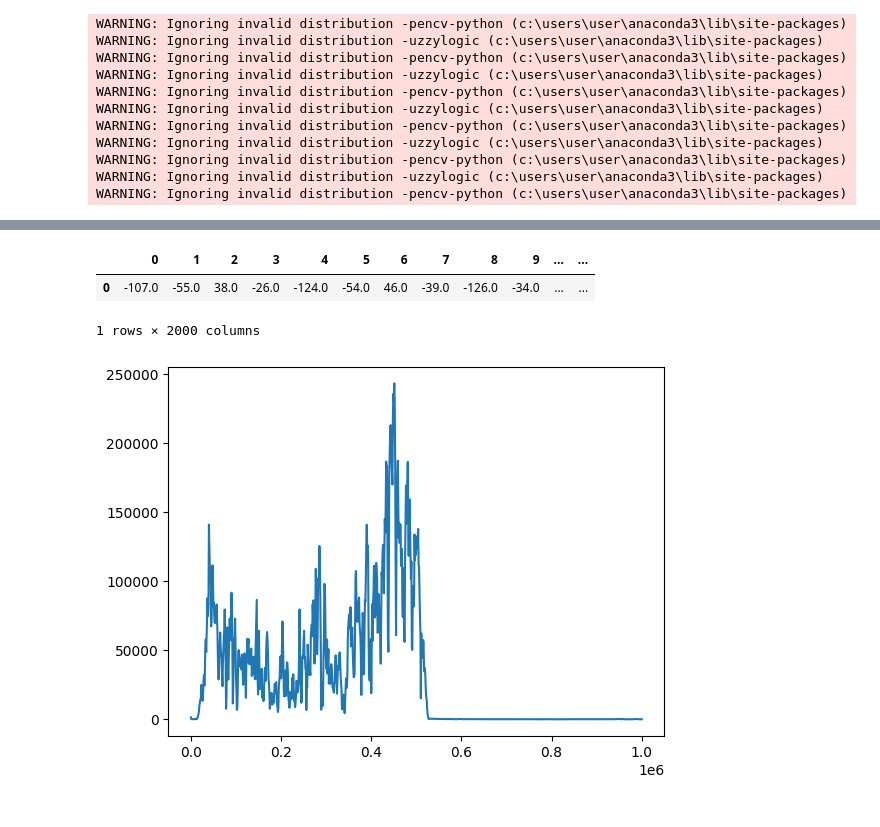
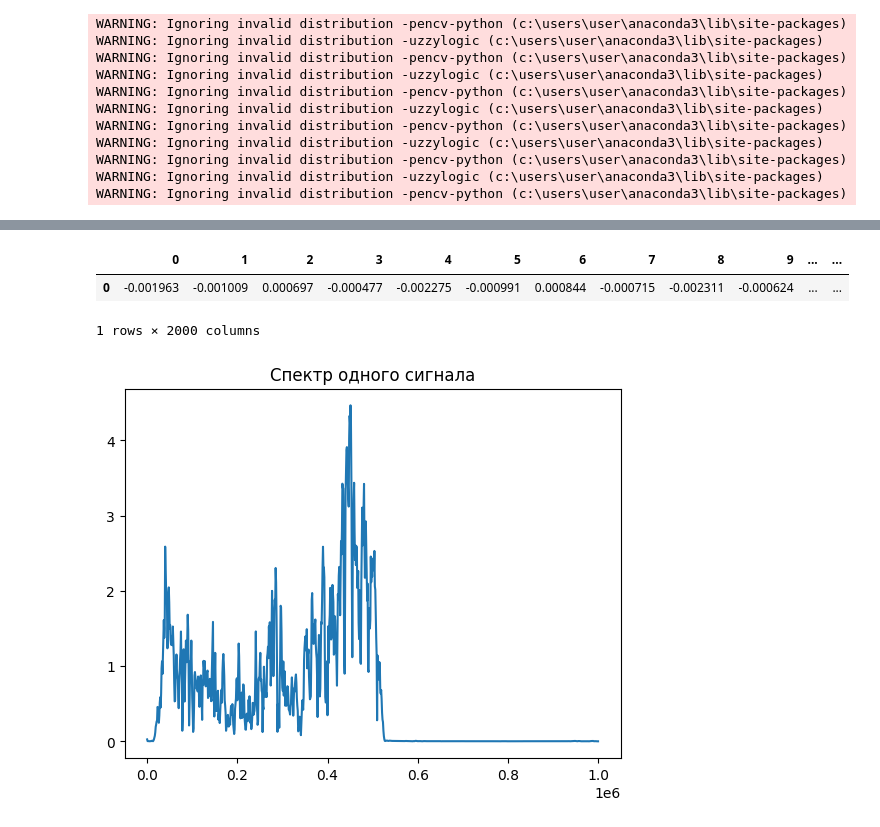
Before and after one commit to Genia163/relative_spectrum, a Jupyter notebook: fft_signal.ipynb, the cells around one changed output, grey strips where cells are left out. Cells and saved outputs as stored; diff of their text form; code cells hidden in the pictures.

```diff
--- a/fft_signal.ipynb
+++ b/fft_signal.ipynb
@@ -32,5 +33,9 @@ exp_path = 'Опыты от 18.02.23'
 Path = os.getcwd()
 Path = f'{Path}/{exp_path}'
 signals = pd.read_csv(f'{exp_path}_signal_data.csv',)
-signals.head()
+signals = signals.fillna(0)
+signal_full = signals
+d = preprocessing.normalize(signals.loc[:, "0":"1999":1])
+signals = pd.DataFrame(d)
+signals
 # %% [output]
@@ -49,13 +60,14 @@ one_signal = one_signal.loc[:, "0":"1999":1]
 one_signal
 # %% [output]
 |  | 0 | 1 | 2 | 3 | 4 | 5 | 6 | 7 | 8 | 9 | ... | ... |
-| 0 | -107.0 | -55.0 | 38.0 | -26.0 | -124.0 | -54.0 | 46.0 | -39.0 | -126.0 | -34.0 | ... | ... |
+| 0 | -0.001963 | -0.001009 | 0.000697 | -0.000477 | -0.002275 | -0.000991 | 0.000844 | -0.000715 | -0.002311 | -0.000624 | ... | ... |
 1 rows × 2000 columns
 # %%
 N = SAMPLE_RATE * DURATION
 yf = rfft(one_signal)
 xf = rfftfreq(int(N), 1/float(SAMPLE_RATE))
 plt.plot(xf, np.abs(yf[0]))
+plt.title('Спектр одного сигнала')
 plt.show()
 # %% [output]
-[figure, old version]
+[figure, new version]
```
Also changed, not shown: parts of 5 cells of this notebook.
